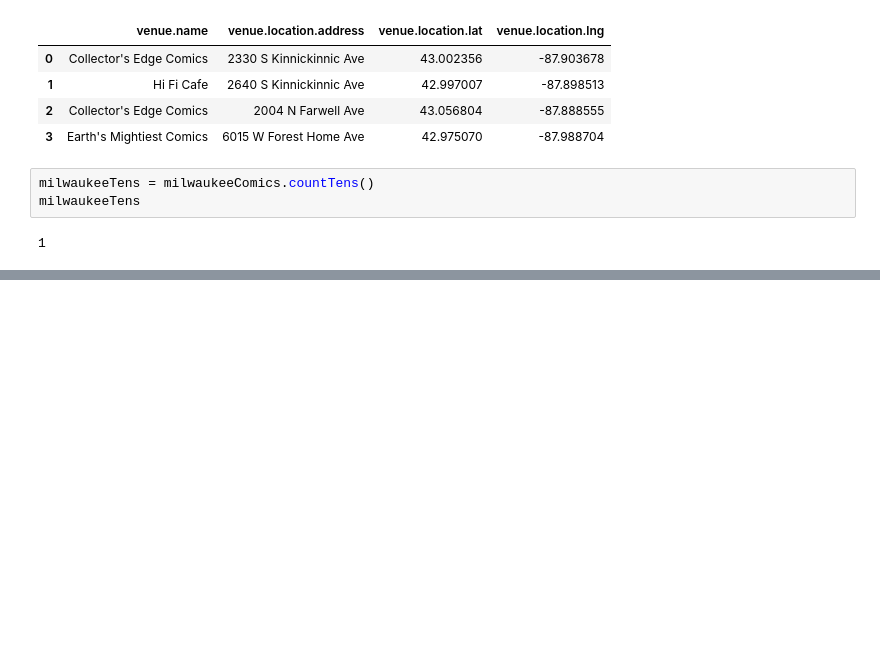
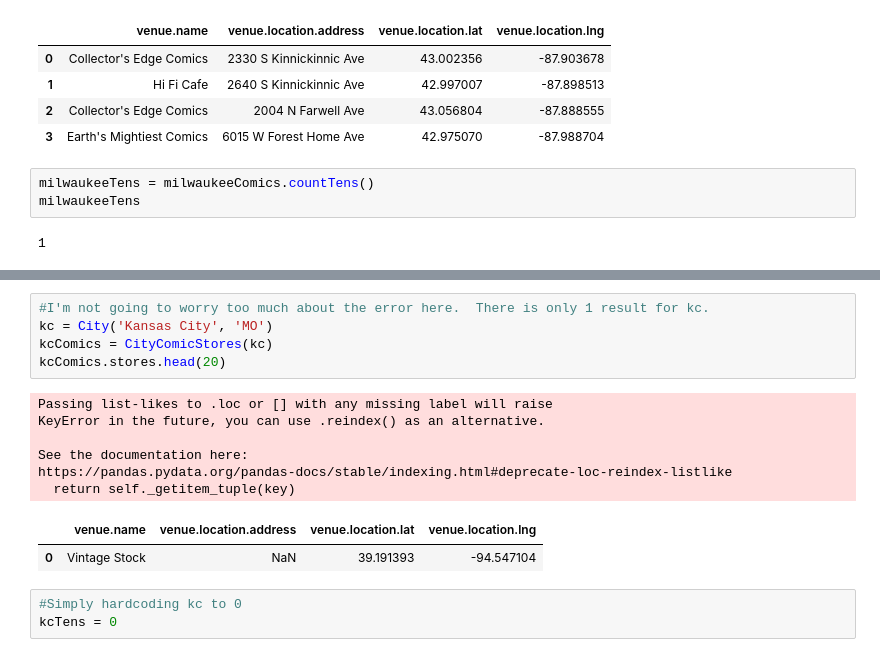
Before and after one commit to scummchild/coursera-capstone-project, a Jupyter notebook: Comic_Book_City_Comparison.ipynb, the cells around one changed output, grey strips where cells are left out. Saved outputs shown, nothing was run; the diff lists cells and outputs as text; blank space fills up the shorter version.

```diff
--- a/Comic_Book_City_Comparison.ipynb
+++ b/Comic_Book_City_Comparison.ipynb
@@ -141,0 +177,17 @@ milwaukeeTens
+# %%
+#I'm not going to worry too much about the error here.  There is only 1 result for kc.
+kc = City('Kansas City', 'MO')
+kcComics = CityComicStores(kc)
+kcComics.stores.head(20)
+# %% [output]
+Passing list-likes to .loc or [] with any missing label will raise
+KeyError in the future, you can use .reindex() as an alternative.
+
+See the documentation here:
+https://pandas.pydata.org/pandas-docs/stable/indexing.html#deprecate-loc-reindex-listlike
+  return self._getitem_tuple(key)
+|  | venue.name | venue.location.address | venue.location.lat | venue.location.lng |
+| 0 | Vintage Stock | NaN | 39.191393 | -94.547104 |
+# %%
+#Simply hardcoding kc to 0
+kcTens = 0
```
Also changed, not shown: parts of 18 cells of this notebook.
